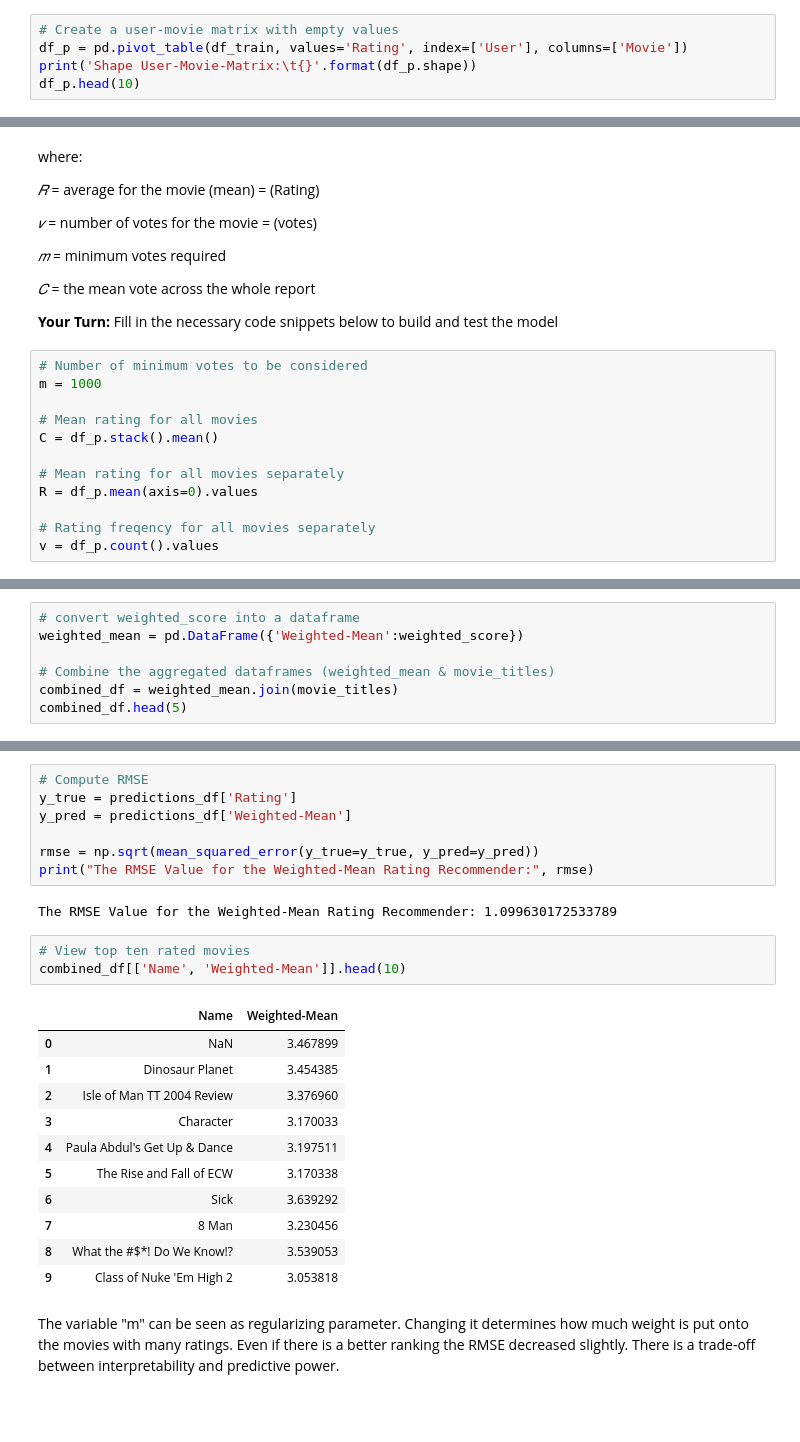
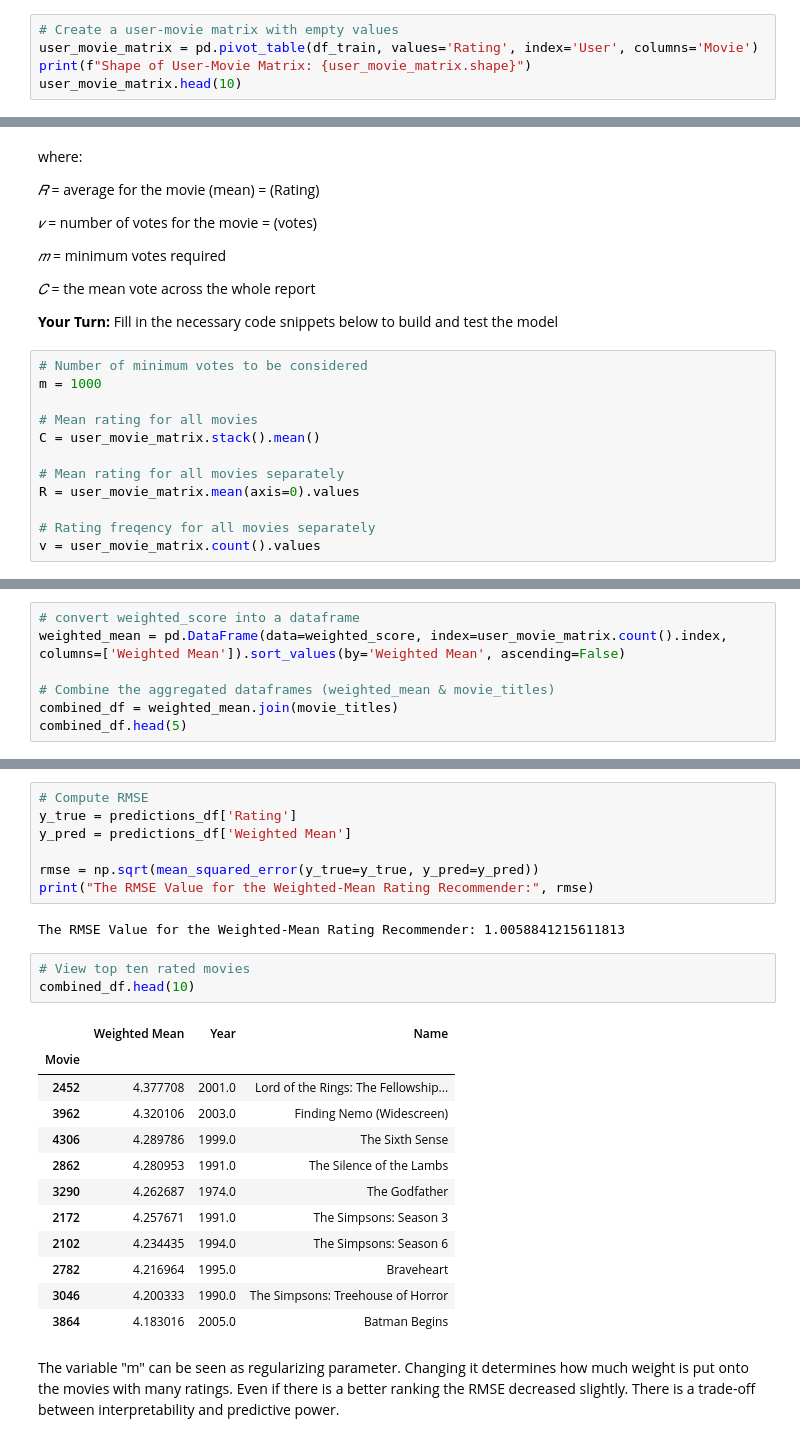
Before and after one commit to ardyghalebi/mec-mini-projects, a Jupyter notebook: mec-17.4.1-recommendation-systems-mini-project/Ardavan_Ghalebi_Mini_Project_Recommendation_Systems.ipynb, the cells around one changed output, grey strips where cells are left out. Cells and saved outputs as stored; diff of their text form; blank space fills up the shorter version.

Commit message:
PROJECT: Movie recommender mini-project

```diff
--- a/mec-17.4.1-recommendation-systems-mini-project/Ardavan_Ghalebi_Mini_Project_Recommendation_Systems.ipynb
+++ b/mec-17.4.1-recommendation-systems-mini-project/Ardavan_Ghalebi_Mini_Project_Recommendation_Systems.ipynb
@@ -378,8 +364,8 @@ Fill in the blanks in the code below by referencing the __`pivot_table()`__ func
 Remember, rows should be users, columns should be movies and the values in the matrix should be the movie ratings. All these should be available in the __`df_train`__ dataframe.
 # %%
 # Create a user-movie matrix with empty values
-df_p = pd.pivot_table(df_train, values='Rating', index=['User'], columns=['Movie'])
-print('Shape User-Movie-Matrix:\t{}'.format(df_p.shape))
-df_p.head(10)
+user_movie_matrix = pd.pivot_table(df_train, values='Rating', index='User', columns='Movie')
+print(f"Shape of User-Movie Matrix: {user_movie_matrix.shape}")
+user_movie_matrix.head(10)
 # %% [output]
 Shape User-Movie-Matrix:        (20828, 1741)
@@ -491,13 +478,13 @@ __Your Turn:__ Fill in the necessary code snippets below to build and test the m
 m = 1000
 
 # Mean rating for all movies
-C = df_p.stack().mean()
+C = user_movie_matrix.stack().mean()
 
 # Mean rating for all movies separately
-R = df_p.mean(axis=0).values
+R = user_movie_matrix.mean(axis=0).values
 
 # Rating freqency for all movies separately
-v = df_p.count().values
+v = user_movie_matrix.count().values
 # %%
 # Weighted formula to compute the weighted rating
 weighted_score = (R * (v / (v+m))) + (C * (m / (v+m)))
@@ -507,6 +494,6 @@ weighted score: [3.46789932 3.45438459 3.37696016 ... 2.91213581 3.26444259 3.62
 # %%
 # convert weighted_score into a dataframe
-weighted_mean = pd.DataFrame({'Weighted-Mean':weighted_score})
+weighted_mean = pd.DataFrame(data=weighted_score, index=user_movie_matrix.count().index, columns=['Weighted Mean']).sort_values(by='Weighted Mean', ascending=False)
 
 # Combine the aggregated dataframes (weighted_mean & movie_titles)
 combined_df = weighted_mean.join(movie_titles)
@@ -532,27 +521,28 @@ predictions_df.head(5)
 # %%
 # Compute RMSE
 y_true = predictions_df['Rating']
-y_pred = predictions_df['Weighted-Mean']
+y_pred = predictions_df['Weighted Mean']
 
 rmse = np.sqrt(mean_squared_error(y_true=y_true, y_pred=y_pred))
 print("The RMSE Value for the Weighted-Mean Rating Recommender:", rmse)
 # %% [output]
-The RMSE Value for the Weighted-Mean Rating Recommender: 1.099630172533789
+The RMSE Value for the Weighted-Mean Rating Recommender: 1.0058841215611813
 # %%
 # View top ten rated movies
-combined_df[['Name', 'Weighted-Mean']].head(10)
+combined_df.head(10)
 # %% [output]
-|  | Name | Weighted-Mean |
-| 0 | NaN | 3.467899 |
-| 1 | Dinosaur Planet | 3.454385 |
-| 2 | Isle of Man TT 2004 Review | 3.376960 |
-| 3 | Character | 3.170033 |
-| 4 | Paula Abdul's Get Up & Dance | 3.197511 |
-| 5 | The Rise and Fall of ECW | 3.170338 |
-| 6 | Sick | 3.639292 |
-| 7 | 8 Man | 3.230456 |
-| 8 | What the #$*! Do We Know!? | 3.539053 |
-| 9 | Class of Nuke 'Em High 2 | 3.053818 |
+|  | Weighted Mean | Year | Name |
+| Movie |  |  |  |
+| 2452 | 4.377708 | 2001.0 | Lord of the Rings: The Fellowship... |
+| 3962 | 4.320106 | 2003.0 | Finding Nemo (Widescreen) |
+| 4306 | 4.289786 | 1999.0 | The Sixth Sense |
+| 2862 | 4.280953 | 1991.0 | The Silence of the Lambs |
+| 3290 | 4.262687 | 1974.0 | The Godfather |
+| 2172 | 4.257671 | 1991.0 | The Simpsons: Season 3 |
+| 2102 | 4.234435 | 1994.0 | The Simpsons: Season 6 |
+| 2782 | 4.216964 | 1995.0 | Braveheart |
+| 3046 | 4.200333 | 1990.0 | The Simpsons: Treehouse of Horror |
+| 3864 | 4.183016 | 2005.0 | Batman Begins |
 # %% [markdown]
 The variable "m" can be seen as regularizing parameter. Changing it determines how much weight is put onto the movies with many ratings.
 Even if there is a better ranking the RMSE decreased slightly. There is a trade-off between interpretability and predictive power.
```
Also changed, not shown: parts of 37 cells of this notebook.
